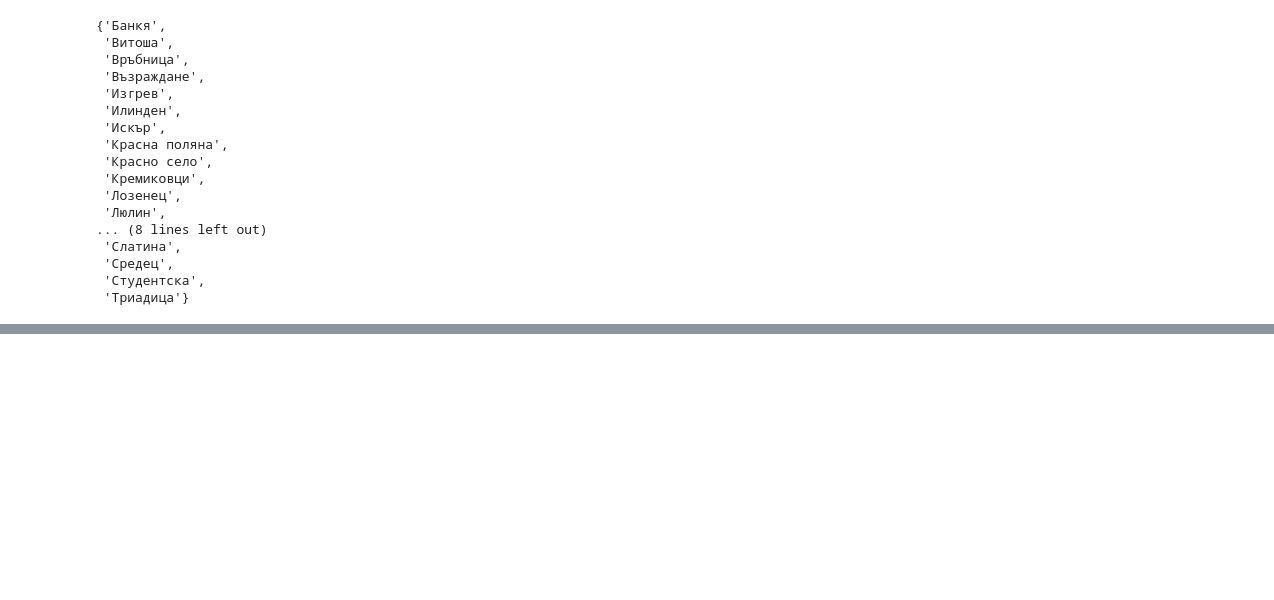
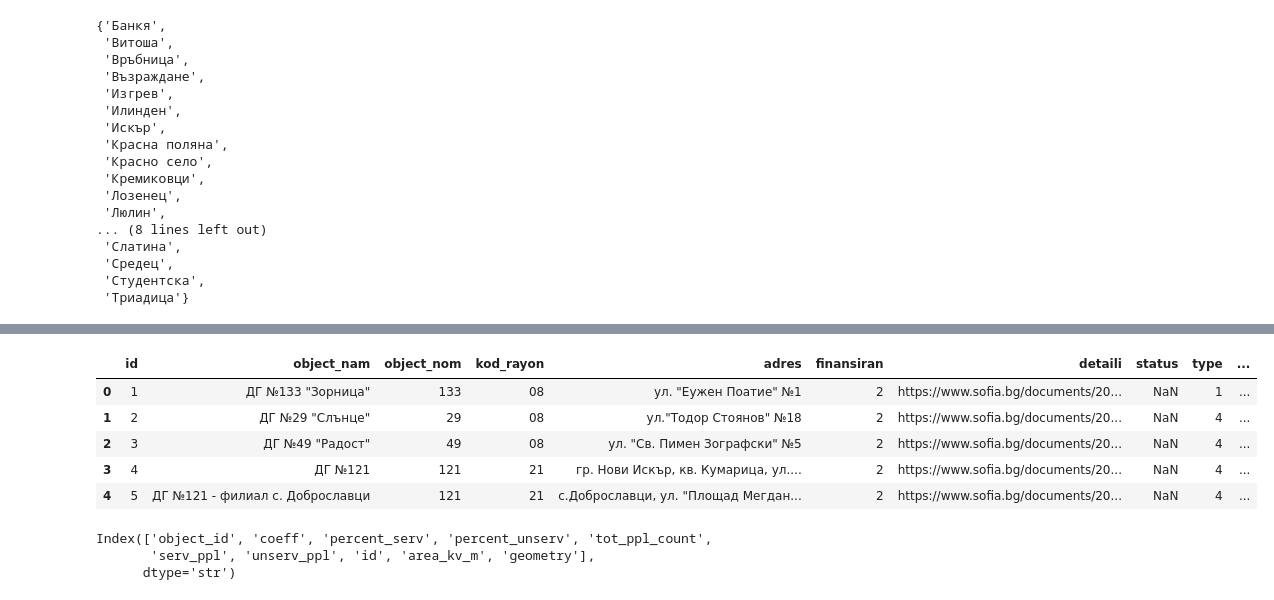
Before and after one commit to Andrii-Ostapchuk/sofia_housing_districts_analysis, a Jupyter notebook: src/exploration/district_mappin.ipynb, the cells around one changed output, grey strips where cells are left out. Saved outputs shown, nothing was run; the diff lists cells and outputs as text; code cells hidden in the pictures; blank space fills up the shorter version.

```diff
--- a/src/exploration/district_mappin.ipynb
+++ b/src/exploration/district_mappin.ipynb
@@ -75,3 +78,24 @@ schools_accessibility.head()
 | 2 | 3 | 1-во помощно училище "ПРОФ. ДПН Г... | NaN | 12 | бул. Тодор Александров №175 | 1 | 6 | http://89.252.196.217/Schools/search | Център за специална образователна... | ... |
 | 3 | 4 | Национална природо-математическа ... | NaN | 09 | ж.к. Лозенец, ул. Бигла №52 | 1 | 4 | http://89.252.196.217/Schools/search | NaN | ... |
 | 4 | 5 | 21 СОУ Христо Ботев | 21.0 | 09 | ж.к. Лозенец, ул. Люботрън №12 | 2 | 3 | http://89.252.196.217/Schools/search | NaN | ... |
+# %%
+kindergartens_accessibility = gpd.read_file(folder + r'\dg_points_26_sofpr_20180808.geojson')
+
+#kindergartens_accessibility.drop_duplicates(subset='kod_rayon').sort_values('kod_rayon')
+
+kindergartens_accessibility.head()
+# %% [output]
+|  | id | object_nam | object_nom | kod_rayon | adres | finansiran | detaili | status | type | ... |
+| 0 | 1 | ДГ №133 "Зорница" | 133 | 08 | ул. "Еужен Поатие" №1 | 2 | https://www.sofia.bg/documents/20... | NaN | 1 | ... |
+| 1 | 2 | ДГ №29 "Слънце" | 29 | 08 | ул."Тодор Стоянов" №18 | 2 | https://www.sofia.bg/documents/20... | NaN | 4 | ... |
+| 2 | 3 | ДГ №49 "Радост" | 49 | 08 | ул. "Св. Пимен Зографски" №5 | 2 | https://www.sofia.bg/documents/20... | NaN | 4 | ... |
+| 3 | 4 | ДГ №121 | 121 | 21 | гр. Нови Искър, кв. Кумарица, ул.... | 2 | https://www.sofia.bg/documents/20... | NaN | 4 | ... |
+| 4 | 5 | ДГ №121 - филиал с. Доброславци | 121 | 21 | с.Доброславци, ул. "Площад Мегдан... | 2 | https://www.sofia.bg/documents/20... | NaN | 4 | ... |
+# %%
+healthcare_accessibility = gpd.read_file(folder + r'\dkc_obsl_naselenie_grao_25_sofpl_20210100.geojson')
+
+healthcare_accessibility.columns
+# %% [output]
+Index(['object_id', 'coeff', 'percent_serv', 'percent_unserv', 'tot_ppl_count',
+       'serv_ppl', 'unserv_ppl', 'id', 'area_kv_m', 'geometry'],
+      dtype='str')
```
Also changed, not shown: parts of 5 cells of this notebook, 3 other files.
